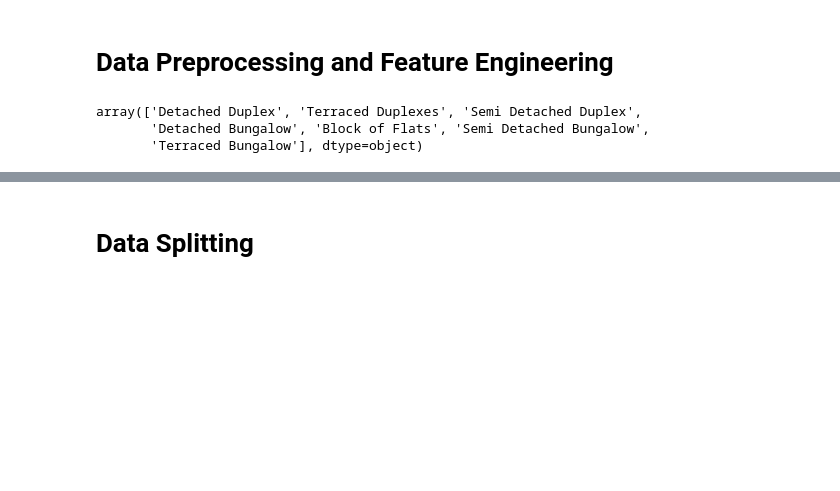
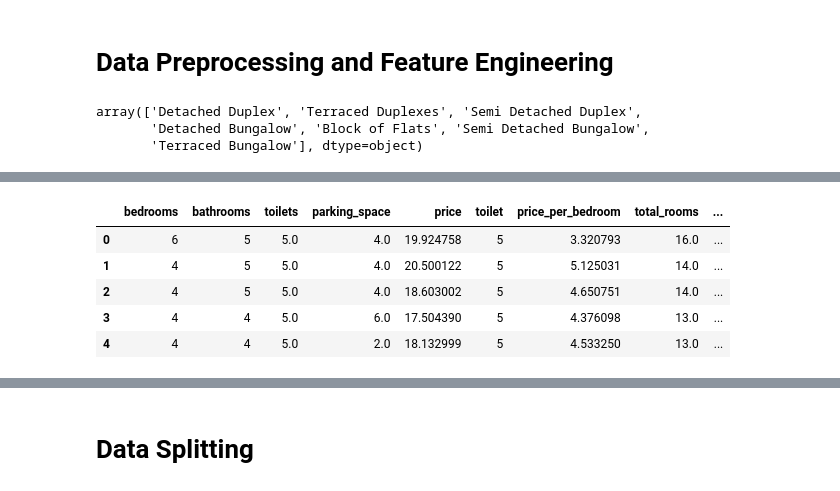
Before and after one commit to Johnnysnipes90/Nigeria-Housing-Price-Prediction, a Jupyter notebook: Notebook/notebook.ipynb, the cells around one changed output, grey strips where cells are left out. Saved outputs shown, nothing was run; the diff lists cells and outputs as text; code cells hidden in the pictures; blank space fills up the shorter version.

```diff
--- a/Notebook/notebook.ipynb
+++ b/Notebook/notebook.ipynb
@@ -434,0 +381,43 @@ with open(TOWN_CONFIG, "w") as f:
+# %%
+# Set up paths
+TITLE_CONFIG_PATH = os.getenv("TITLE_CONFIG", default="config/title.json")
+STATE_CONFIG_PATH = os.getenv("STATE_CONFIG", default="config/state_target_enc.json")
+TOWN_CONFIG_PATH = os.getenv("TOWN_CONFIG", default="config/town_freq_enc.json")
+
+# 4. One-Hot Encoding for 'title' and save mappings
+nigeria_df = pd.get_dummies(nigeria_df, columns=['title'], prefix='title')
+encoded_title_columns = [col for col in nigeria_df.columns if col.startswith('title_')]
+title_mapping = {col.replace('title_', ''): col for col in encoded_title_columns}
+
+with open(TITLE_CONFIG_PATH, "w") as f:
+    json.dump(title_mapping, f, indent=4)
+
+# 5. Target encoding for 'state' based on average 'price'
+state_target_enc = nigeria_df.groupby('state')['price'].mean().to_dict()
+
+with open(STATE_CONFIG_PATH, "w") as f:
+    json.dump(state_target_enc, f, indent=4)
+
+# Apply the target encoding to the 'state' column and drop the original column
+nigeria_df['state_target_enc'] = nigeria_df['state'].map(state_target_enc)
+nigeria_df.drop(columns=['state'], inplace=True)
+
+# 6. Frequency encoding for 'town'
+town_freq_enc = nigeria_df['town'].value_counts(normalize=True).to_dict()
+
+with open(TOWN_CONFIG_PATH, "w") as f:
+    json.dump(town_freq_enc, f, indent=4)
+
+# Apply the frequency encoding to the 'town' column and drop the original column
+nigeria_df['town_freq_enc'] = nigeria_df['town'].map(town_freq_enc)
+nigeria_df.drop(columns=['town'], inplace=True)
+
+# Display the first few rows to verify the final transformations
+nigeria_df.head()
+# %% [output]
+|  | bedrooms | bathrooms | toilets | parking_space | price | toilet | price_per_bedroom | total_rooms | ... |
+| 0 | 6 | 5 | 5.0 | 4.0 | 19.924758 | 5 | 3.320793 | 16.0 | ... |
+| 1 | 4 | 5 | 5.0 | 4.0 | 20.500122 | 5 | 5.125031 | 14.0 | ... |
+| 2 | 4 | 5 | 5.0 | 4.0 | 18.603002 | 5 | 4.650751 | 14.0 | ... |
+| 3 | 4 | 4 | 5.0 | 6.0 | 17.504390 | 5 | 4.376098 | 13.0 | ... |
+| 4 | 4 | 4 | 5.0 | 2.0 | 18.132999 | 5 | 4.533250 | 13.0 | ... |
```
Also changed, not shown: parts of 44 cells of this notebook, 15 other files.
